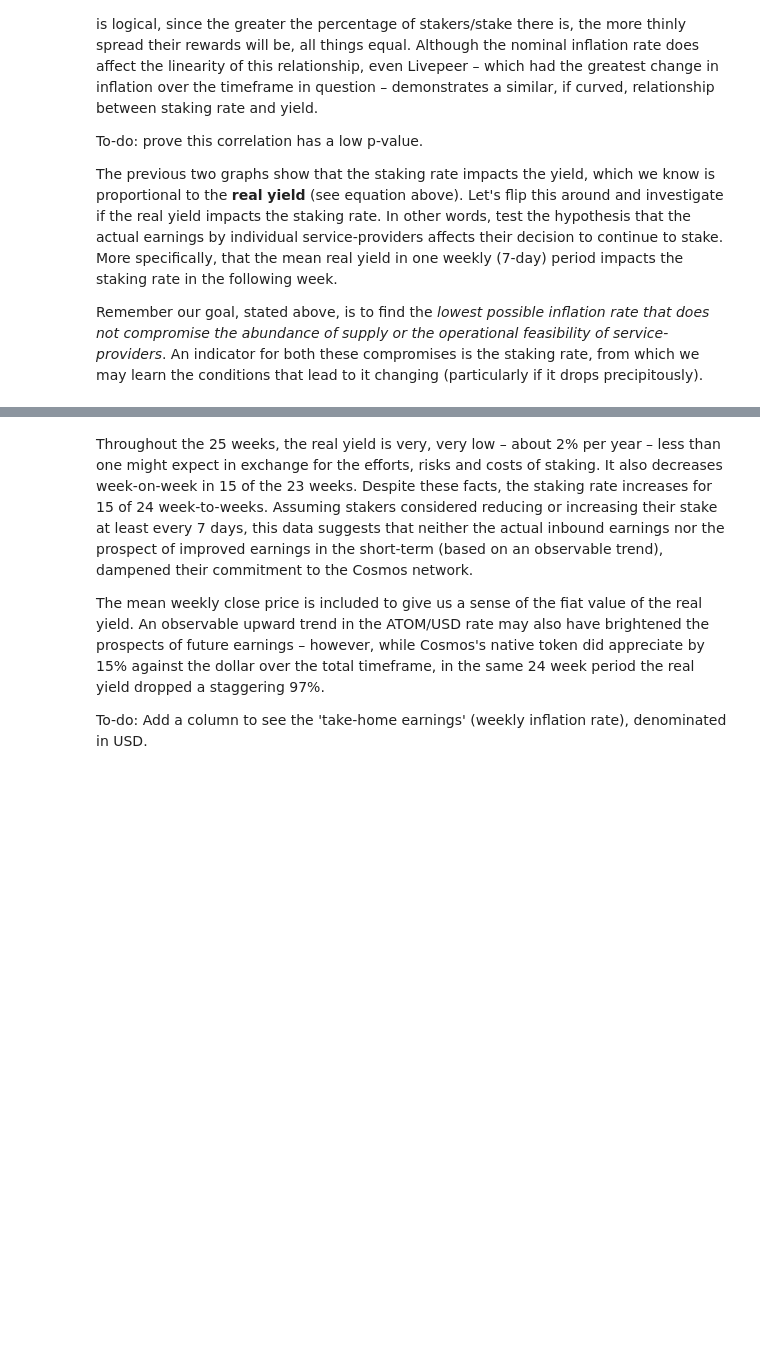
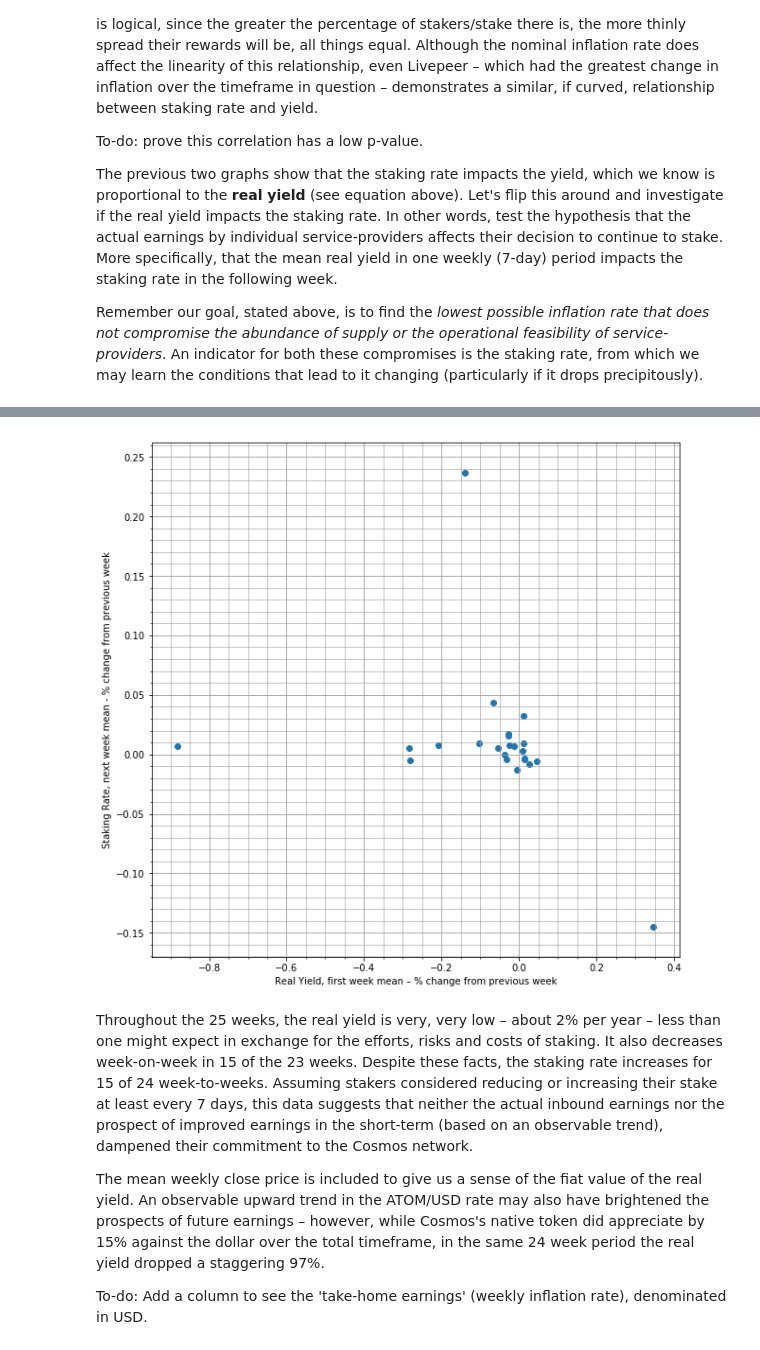
Before and after one commit to nucypher/protocol, a Jupyter notebook: parametrization/Monetary_policy_empirical_analysis.ipynb, the cells around one changed output, grey strips where cells are left out. Cells and saved outputs as stored; diff of their text form; code cells hidden in the pictures; blank space fills up the shorter version.

```diff
--- a/parametrization/Monetary_policy_empirical_analysis.ipynb
+++ b/parametrization/Monetary_policy_empirical_analysis.ipynb
@@ -181,18 +235,20 @@ df_cosmos_rysr
 # %%
 # Remove outliers
 # df_cosmos_rysr[(np.abs(stats.zscore(df_cosmos_rysr)) < 3).all(axis=1)]
 
 # Plot the percentage changes for real yield (week 1 -> week 2) and subsequent staking rate (week 2 -> week 3)
 x = df_cosmos_rysr['real_yield_%change']
 y = df_cosmos_rysr['staking_rate_%change']
 plt.xlabel("Real Yield, first week mean – % change from previous week")
 plt.ylabel("Staking Rate, next week mean - % change from previous week")
-plt.rcParams["figure.figsize"] = (10,10)
+plt.rcParams["figure.figsize"] = (15,15)
 plt.grid(b=True, which='major', color='#999999', linestyle='-')
 plt.minorticks_on()
 plt.grid(b=True, which='minor', color='#999999', linestyle='-', alpha=0.7)
 plt.scatter(x,y)
 plt.show()
+# %% [output]
+[figure, added]
 # %% [markdown]
 Throughout the 25 weeks, the real yield is very, very low – about 2% per year – less than one might expect in exchange for the efforts, risks and costs of staking. It also decreases week-on-week in 15 of the 23 weeks. Despite these facts, the staking rate increases for 15 of 24 week-to-weeks. Assuming stakers considered reducing or increasing their stake at least every 7 days, this data suggests that neither the actual inbound earnings nor the prospect of improved earnings in the short-term (based on an observable trend), dampened their commitment to the Cosmos network.
 
```
Also changed, not shown: parts of 14 cells of this notebook.
